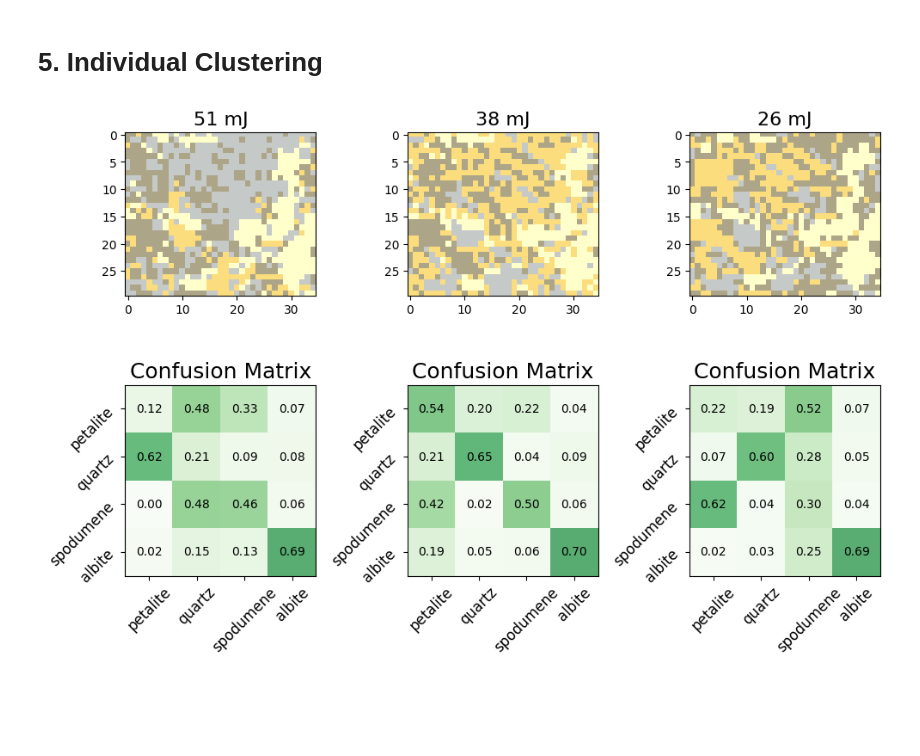
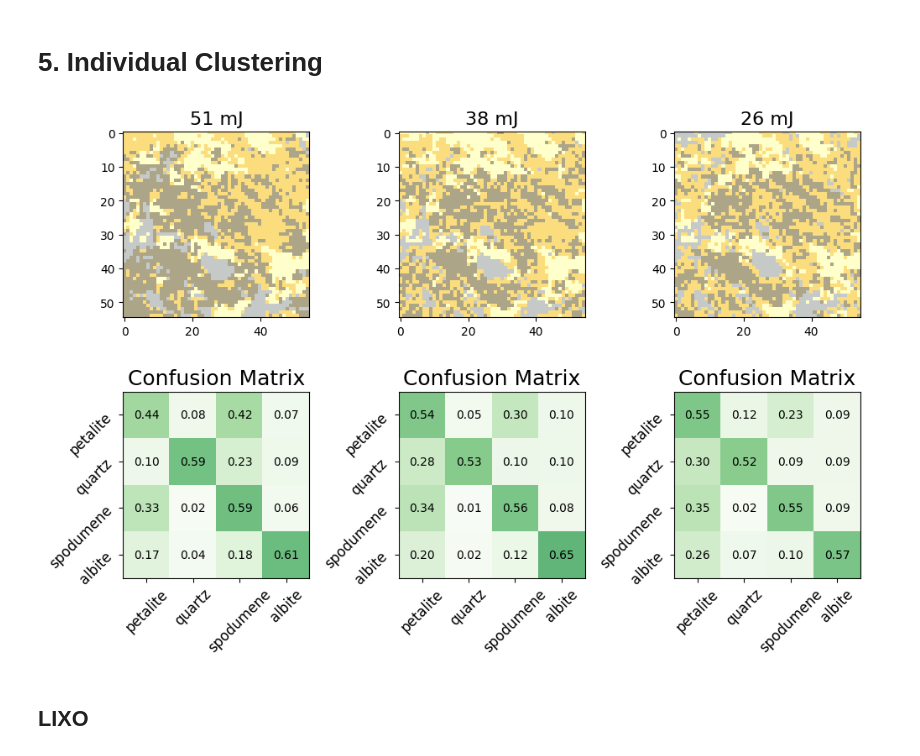
Before and after one commit to tomasjmlopes/Spectral_repo, a Jupyter notebook: Multiple Exposure/hdr_article_libsVraman_rock2scale.ipynb, the cells around one changed output. Cells and saved outputs as stored; diff of their text form; code cells hidden in the pictures; blank space fills up the shorter version.

```diff
--- a/Multiple Exposure/hdr_article_libsVraman_rock2scale.ipynb
+++ b/Multiple Exposure/hdr_article_libsVraman_rock2scale.ipynb
@@ -690,7 +737,7 @@ fig.tight_layout()
 # %%
 from sklearn import metrics
 
-libs_confusion = metrics.confusion_matrix(predictions.reshape(nx, ny)[::2, ::2].flatten(), downscaled_image.flatten())
+libs_confusion = metrics.confusion_matrix(predictions, labels_libs)
 # %%
 libs_confusion = np.array(libs_confusion, dtype = float)
 for i in range(libs_confusion.shape[0]):
@@ -723,55 +770,60 @@ ax.set_yticklabels(mineral_list2, fontsize = 12, rotation = 45)
 # %% [markdown]
 # 5. Individual Clustering
 # %%
+from sklearn import metrics
 cluster_e = []
 matrix_conf = []
 for energy in range(scaled_pro.shape[0]):
-    wl = [460.28, 288.16, 568.77, 237.23]
+    nx, ny = 55, 55
+    wl = [460.28, 610.22, 670.76, 288.16, 251.59, 252.82, 568.77, 588.95, 819.40, 237.23, 308.17, 309.25]
     features_libs = np.array([scaled_pro[energy, find_index(wavelengths, wl[w]), :, :] for w in range(len(wl))])
 
     features_libs = features_libs.reshape(-1, features_libs.shape[1], features_libs.shape[2])
 
-    libs_f = []
-    for i in tqdm(range(4)):
-        aligner.transform(features_libs[i, :, :])
-        aligned_map = aligner.new_data
-        libs_f.append(aligned_map)
+    libs_f = features_libs
+    # libs_f = []
+    # for i in tqdm(range(4)):
+    #     aligner.transform(features_libs[i, :, :])
+    #     aligned_map = aligner.new_data
+    #     libs_f.append(aligned_map)
     libs_f = np.array(libs_f)
 
-    f_libs_cut = np.transpose(libs_f[:, 15:45, 15:50], axes = (1, 2, 0))
-    f_libs_cut = f_libs_cut.reshape(30*35, -1)
+    colors = ['xkcd:wheat' ,'xkcd:silver','xkcd:stone','xkcd:ecru']
+    cmp_libs = ListedColormap(colors)
 
-    wl = [460.28, 288.16, 237.23, 568.77]
+    f_libs_cut = np.transpose(libs_f[:, 15:70, 15:70], axes = (1, 2, 0))
+    f_libs_cut = f_libs_cut.reshape(nx*ny, -1)
 
-    init=np.array([[1,1,1,0],
-                [0,1,0,0],
-                [1,1,1,0],
-                [0,1,1,1]])
+
+    init=np.array([[1, 1, 1, 1, 1, 1, 1, 1, 1, 0, 0, 0],
+                [0, 0, 0, 1, 1, 1, 0, 0, 0, 0, 0, 0],
+                [1, 1, 1, 1, 1, 1, 1, 1, 1, 0, 0, 0],
+                [0, 0, 0, 1, 1, 1, 1, 1, 1, 1, 1, 1]])
     model1 = KMeans(n_clusters = 4, init = init)
 
-    labels_libs = model1.fit_predict(f_libs_cut)
+    labels_libs1 = model1.fit_predict(f_libs_cut)
 
-    libs_confusion = metrics.confusion_matrix(predictions, labels_libs)
+    libs_confusion = metrics.confusion_matrix(predictions, labels_libs1)
     libs_confusion = np.array(libs_confusion, dtype = float)
     for i in range(libs_confusion.shape[0]):
         libs_confusion[i] /= np.sum(libs_confusion[i])
 
-    cluster_e.append(labels_libs)
+    cluster_e.append(labels_libs1)
     matrix_conf.append(libs_confusion)
 # %%
 fig, axs = subplots(2, 3, figsize = (10, 7))
 
 ax = axs[0, 0]
-ax.imshow(cluster_e[0].reshape(30, 35), cmap = cmp_libs)
+ax.imshow(cluster_e[0].reshape(nx, ny), cmap = cmp_libs)
 ax.set_title("51 mJ", fontsize = 16)
 
 ax = axs[0, 1]
-ax.imshow(cluster_e[1].reshape(30, 35), cmap = cmp_libs)
+ax.imshow(cluster_e[1].reshape(nx, ny), cmap = cmp_libs)
 ax.set_title("38 mJ", fontsize = 16)
 
 
 ax = axs[0, 2]
-ax.imshow(cluster_e[2].reshape(30, 35), cmap = cmp_libs)
+ax.imshow(cluster_e[2].reshape(nx, ny), cmap = cmp_libs)
 ax.set_title("26 mJ", fontsize = 16)
 
 
@@ -788,31 +840,33 @@ ax.set_xticklabels(mineral_list2, rotation = 45, fontsize = 12)
 ax.set_yticklabels(mineral_list2, fontsize = 12, rotation = 45)
 
 ax = axs[1, 1]
 ax.set_title('Confusion Matrix', fontsize = 18)
 ax.imshow(matrix_conf[1], cmap = 'Greens', alpha = 0.8, vmin = 0, vmax = 1)
 for i in range(matrix_conf[1].shape[0]):
     for j in range(matrix_conf[1].shape[1]):
         ax.text(x = j, y = i, s = f'{matrix_conf[1][i, j]:.2f}', va = 'center', ha = 'center', size = 'medium')
 
 ax.set_xticks([0, 1, 2, 3])
 ax.set_yticks([0, 1, 2, 3])
 ax.set_xticklabels(mineral_list2, rotation = 45, fontsize = 12)
 ax.set_yticklabels(mineral_list2, fontsize = 12, rotation = 45)
 
 ax = axs[1, 2]
 ax.set_title('Confusion Matrix', fontsize = 18)
 ax.imshow(matrix_conf[2], cmap = 'Greens', alpha = 0.8, vmin = 0, vmax = 1)
 for i in range(matrix_conf[2].shape[0]):
     for j in range(matrix_conf[2].shape[1]):
         ax.text(x = j, y = i, s = f'{matrix_conf[2][i, j]:.2f}', va = 'center', ha = 'center', size = 'medium')
 
 ax.set_xticks([0, 1, 2, 3])
 ax.set_yticks([0, 1, 2, 3])
 ax.set_xticklabels(mineral_list2, rotation = 45, fontsize = 12)
 ax.set_yticklabels(mineral_list2, fontsize = 12, rotation = 45)
 
 fig.tight_layout()
 
 # savefig("Images/solo_enery.jpg", dpi = 300)
 # %% [output]
-[figure, old version]
+[figure, new version]
+# %% [markdown]
+## LIXO
```
Also changed, not shown: parts of 21 cells of this notebook.
